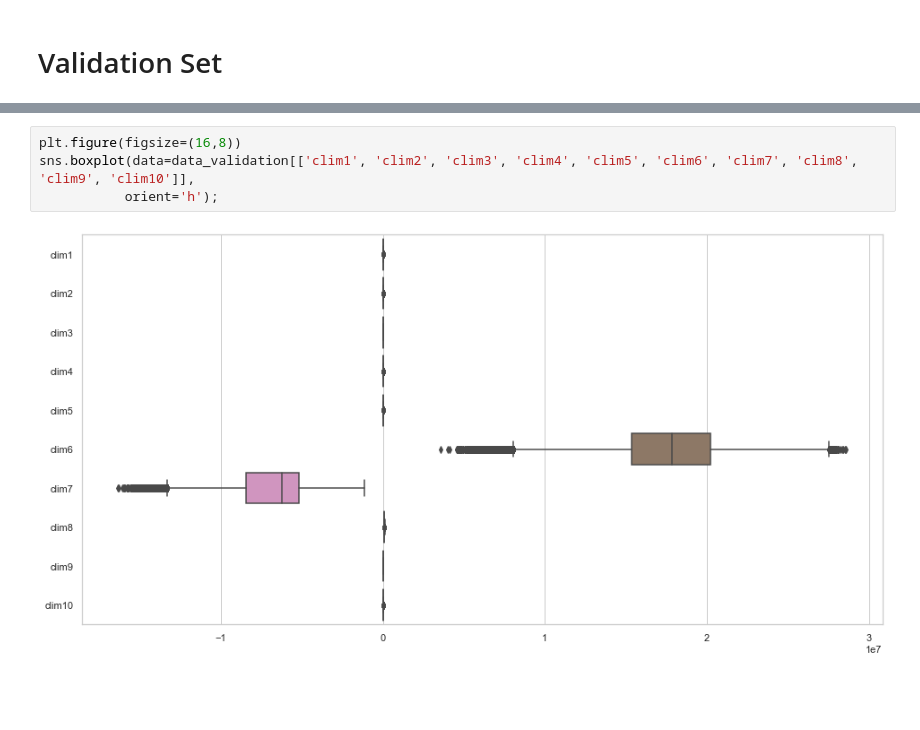
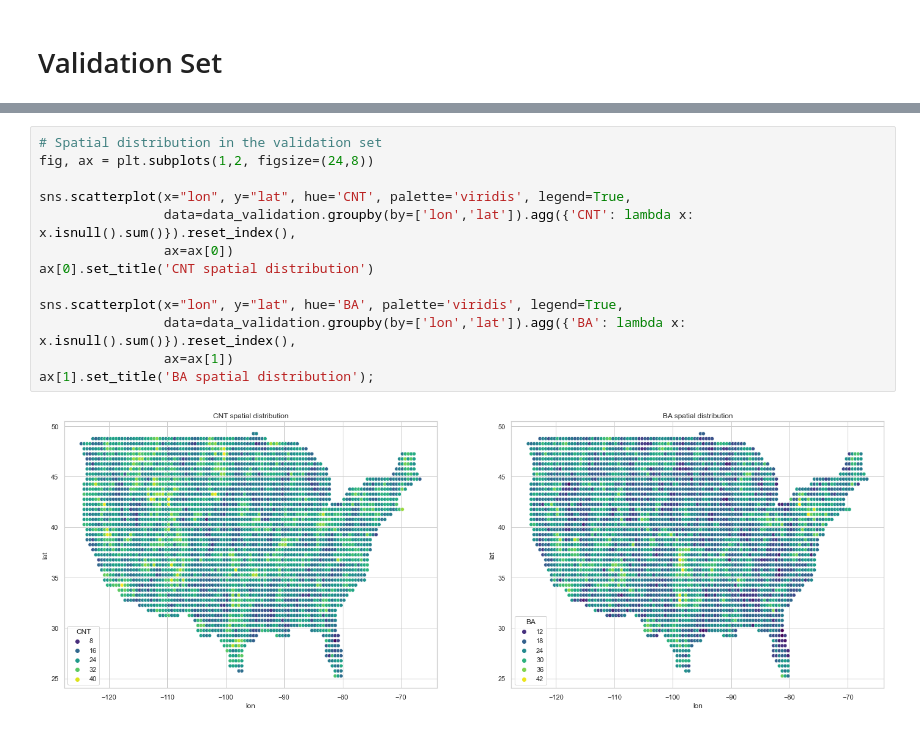
Before and after one commit to MegaCookies88/Data-Challenge-Wildfires, a Jupyter notebook: wildfires.ipynb, the cells around one changed output, grey strips where cells are left out. Saved outputs shown, nothing was run; the diff lists cells and outputs as text; blank space fills up the shorter version.

```diff
--- a/wildfires.ipynb
+++ b/wildfires.ipynb
@@ -246,9 +239,18 @@ data_validation[['clim1', 'clim2', 'clim3', 'clim4', 'clim5', 'clim6', 'clim7',
 | 50% | 0.375857 | 0.394958 | 280.881152 | 291.592590 | -0.009775 | 1.782945e+07 | -6.218574e+06 | 96095.835938 | -0.002274 | 1.929479e-03 |
 | 75% | 0.852706 | 0.923087 | 287.935405 | 296.488129 | -0.007150 | 2.022605e+07 | -5.204926e+06 | 98969.492188 | -0.001209 | 3.268180e-03 |
 | max | 7.109306 | 6.209711 | 298.096923 | 309.566345 | 0.000475 | 2.857818e+07 | -1.165547e+06 | 102226.859375 | 0.000475 | 2.109621e-02 |
-# %%
-plt.figure(figsize=(16,8))
-sns.boxplot(data=data_validation[['clim1', 'clim2', 'clim3', 'clim4', 'clim5', 'clim6', 'clim7', 'clim8', 'clim9', 'clim10']],
-           orient='h');
-# %% [output]
-[figure, removed]
+# %%
+# Spatial distribution in the validation set
+fig, ax = plt.subplots(1,2, figsize=(24,8))
+
+sns.scatterplot(x="lon", y="lat", hue='CNT', palette='viridis', legend=True,
+                data=data_validation.groupby(by=['lon','lat']).agg({'CNT': lambda x: x.isnull().sum()}).reset_index(),
+                ax=ax[0])
+ax[0].set_title('CNT spatial distribution')
+
+sns.scatterplot(x="lon", y="lat", hue='BA', palette='viridis', legend=True,
+                data=data_validation.groupby(by=['lon','lat']).agg({'BA': lambda x: x.isnull().sum()}).reset_index(),
+                ax=ax[1])
+ax[1].set_title('BA spatial distribution');
+# %% [output]
+[figure, added]
```
Also changed, not shown: parts of 3 cells of this notebook, 1 other file.
